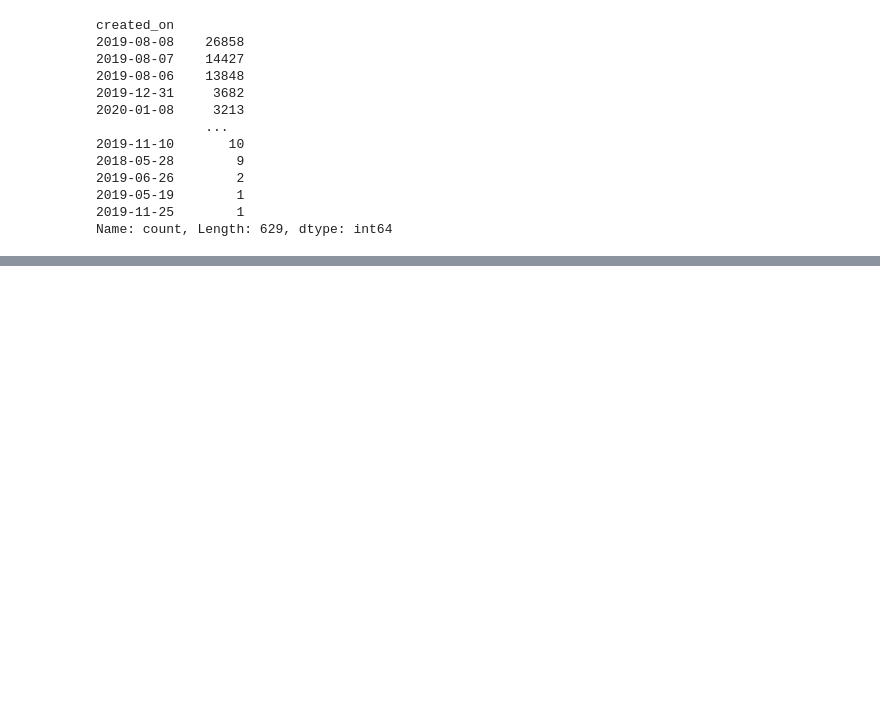
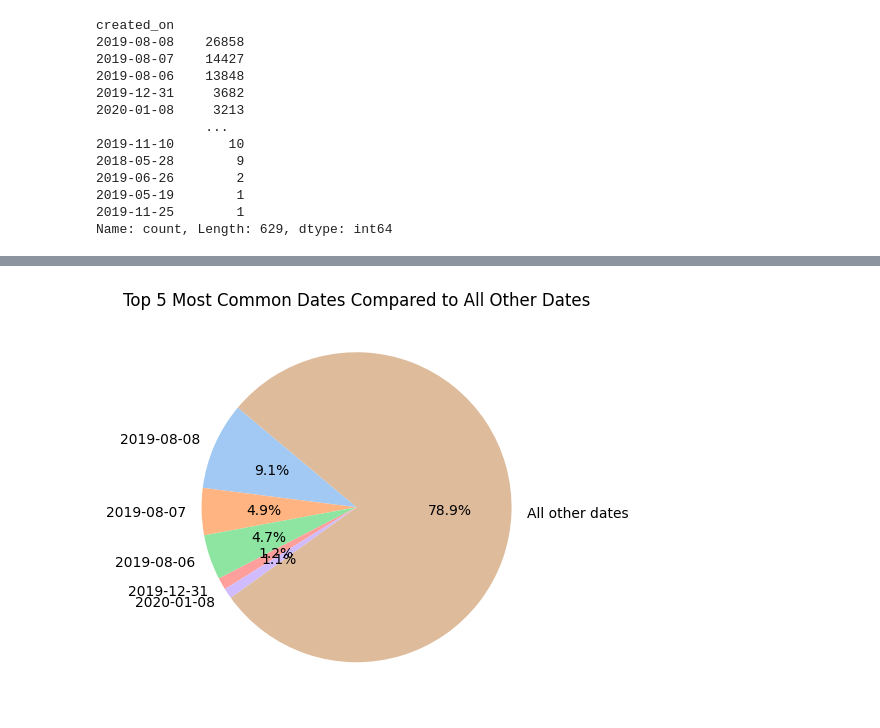
Before and after one commit to D0men1c0/ISSR_Darkweb, a Jupyter notebook: Analyze_files/an_posts.ipynb, the cells around one changed output, grey strips where cells are left out. Saved outputs shown, nothing was run; the diff lists cells and outputs as text; code cells hidden in the pictures; blank space fills up the shorter version.

```diff
--- a/Analyze_files/an_posts.ipynb
+++ b/Analyze_files/an_posts.ipynb
@@ -244,0 +276,17 @@ Name: count, Length: 629, dtype: int64
+# %%
+top_5_dates = df['created_on'].value_counts().nlargest(5)
+top_5_counts = top_5_dates.values
+top_5_labels = top_5_dates.index.date
+other_count = len(df) - top_5_counts.sum()
+
+labels = [f'{date}' for date in top_5_labels] + ['All other dates']
+sizes = list(top_5_counts) + [other_count]
+colors = sns.color_palette('pastel', len(sizes))
+explode = [0.1] * len(top_5_labels) + [0]
+
+plt.figure(figsize=(5, 8))
+plt.pie(sizes, labels=labels, colors=colors, autopct='%1.1f%%', startangle=140)
+plt.title('Top 5 Most Common Dates Compared to All Other Dates')
+plt.show();
+# %% [output]
+[figure, added]
```
Also changed, not shown: parts of 11 cells of this notebook, 1 other file.
